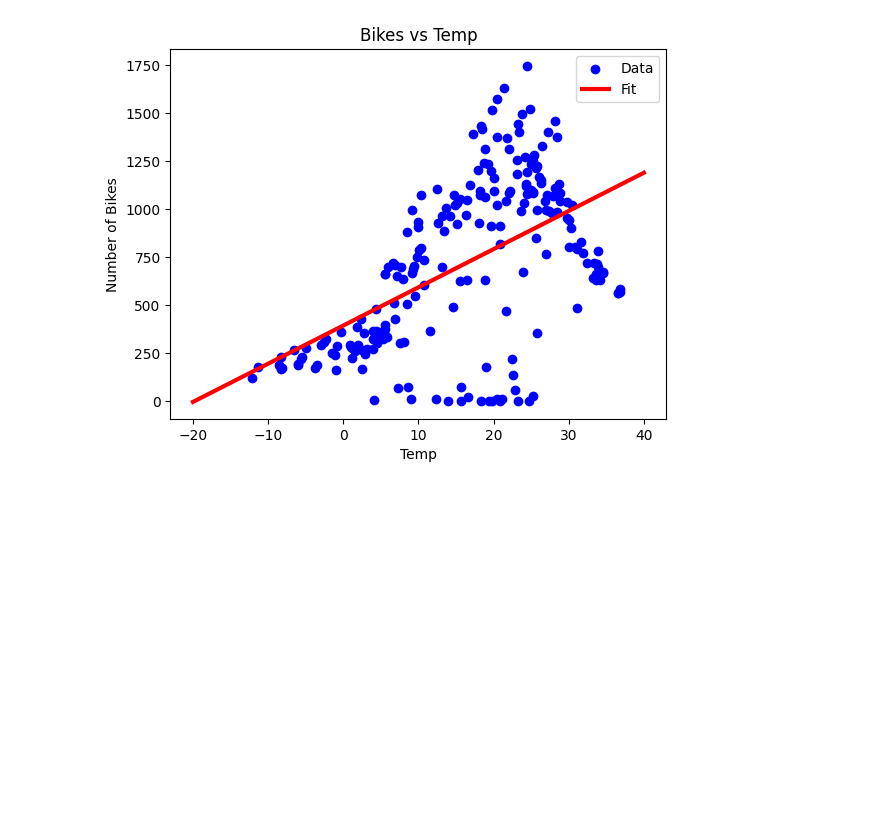
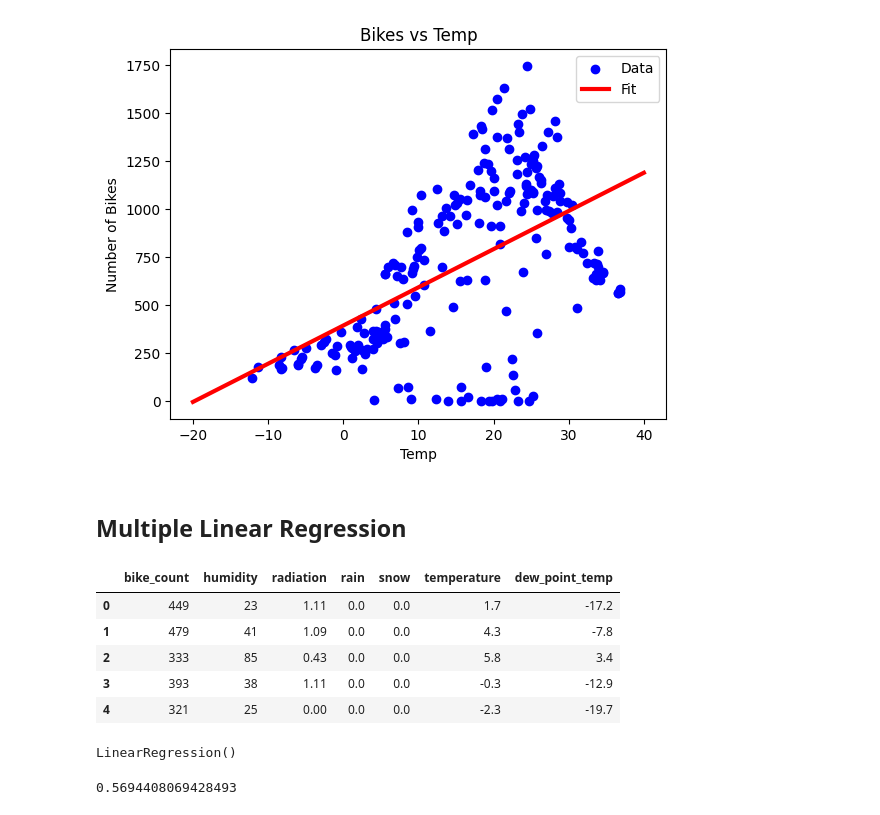
Before and after one commit to reinhardraduma/seoul_bikes_project, a Jupyter notebook: data_preprocessing.ipynb, the cells around one changed output. Cells and saved outputs as stored; diff of their text form; code cells hidden in the pictures; blank space fills up the shorter version.

Commit message:
multiple linear regression modelling

```diff
--- a/data_preprocessing.ipynb
+++ b/data_preprocessing.ipynb
@@ -106,3 +105,14 @@ plt.xlabel("Temp")
 plt.show()
 # %% [output]
 [figure]
+# %% [markdown]
+## Multiple Linear Regression
+# %%
+df.head()
+# %% [output]
+|  | bike_count | humidity | radiation | rain | snow | temperature | dew_point_temp |
+| 0 | 449 | 23 | 1.11 | 0.0 | 0.0 | 1.7 | -17.2 |
+| 1 | 479 | 41 | 1.09 | 0.0 | 0.0 | 4.3 | -7.8 |
+| 2 | 333 | 85 | 0.43 | 0.0 | 0.0 | 5.8 | 3.4 |
+| 3 | 393 | 38 | 1.11 | 0.0 | 0.0 | -0.3 | -12.9 |
+| 4 | 321 | 25 | 0.00 | 0.0 | 0.0 | -2.3 | -19.7 |
@@ -108,0 +123,9 @@ plt.show()
+# %%
+all_regression = LinearRegression()
+all_regression.fit(X_train_all,y_train_all)
+# %% [output]
+LinearRegression()
+# %%
+all_regression.score(X_test_all, y_test_all)
+# %% [output]
+0.5694408069428493
```
Also changed, not shown: parts of 2 cells of this notebook.
